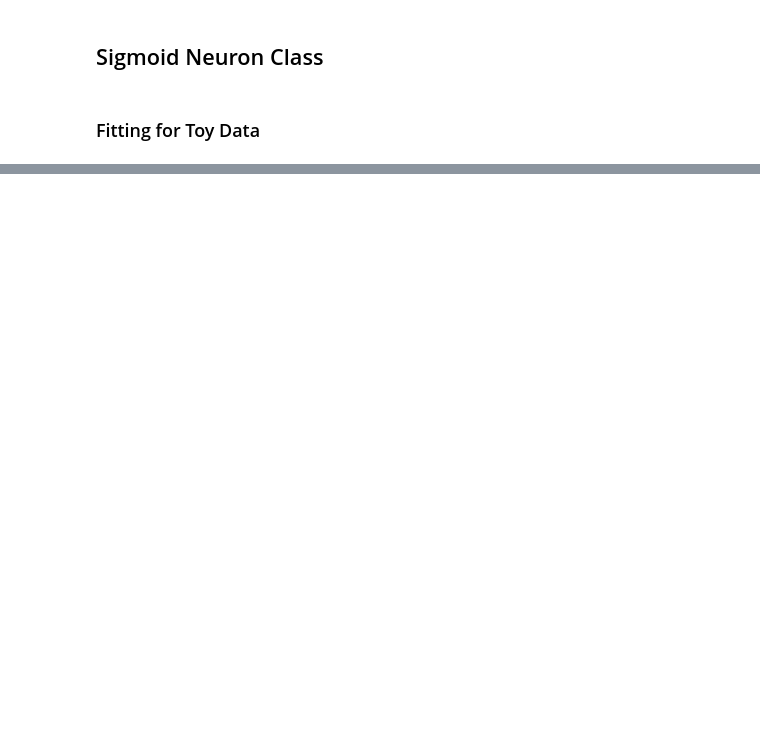
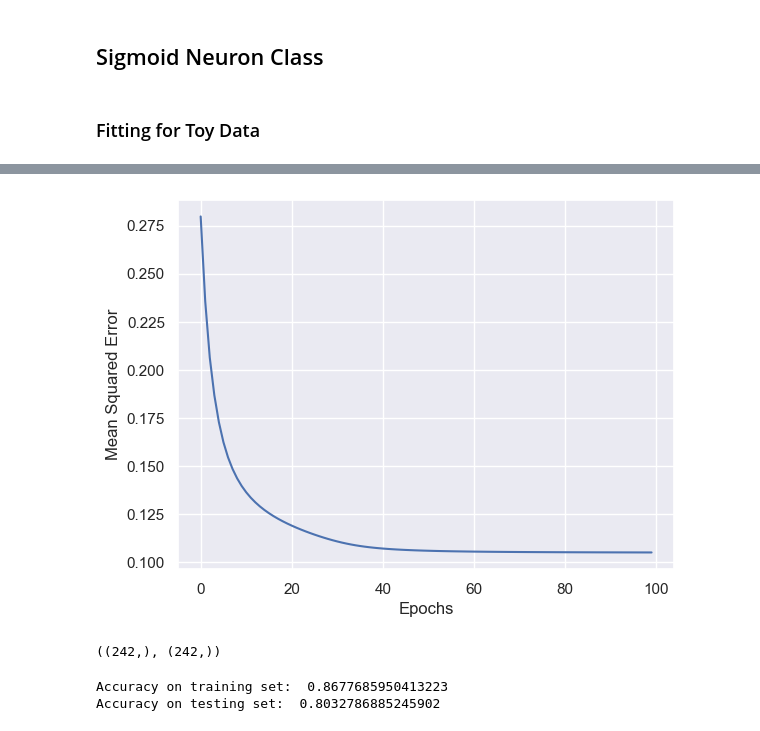
Before and after one commit to Anubhav-Goyal01/Deep-Learning, a Jupyter notebook: 02 Sigmoid/Sigmoid Neuron.ipynb, the cells around one changed output, grey strips where cells are left out. Saved outputs shown, nothing was run; the diff lists cells and outputs as text; code cells hidden in the pictures; blank space fills up the shorter version.

```diff
--- a/02 Sigmoid/Sigmoid Neuron.ipynb
+++ b/02 Sigmoid/Sigmoid Neuron.ipynb
@@ -177,0 +250,5 @@ plot_sn(X, Y, sn)
+# %%
+sn = SigmoidNeuron()
+sn.fit(X_train, y_train, learning_rate= 0.02, initialize= True, epochs= 100, display_loss= True)
+# %% [output]
+[figure, added]
@@ -177,0 +258,4 @@ plot_sn(X, Y, sn)
+# %%
+y_train.shape, Y_pred_train.shape
+# %% [output]
+((242,), (242,))
@@ -177,0 +265,7 @@ plot_sn(X, Y, sn)
+# %%
+from sklearn.metrics import accuracy_score
+print("Accuracy on training set: ", accuracy_score(Y_pred_train, y_train))
+print("Accuracy on testing set: ", accuracy_score(Y_pred_test, y_test))
+# %% [output]
+Accuracy on training set:  0.8677685950413223
+Accuracy on testing set:  0.8032786885245902
```
Also changed, not shown: parts of 17 cells of this notebook, 1 other file.
